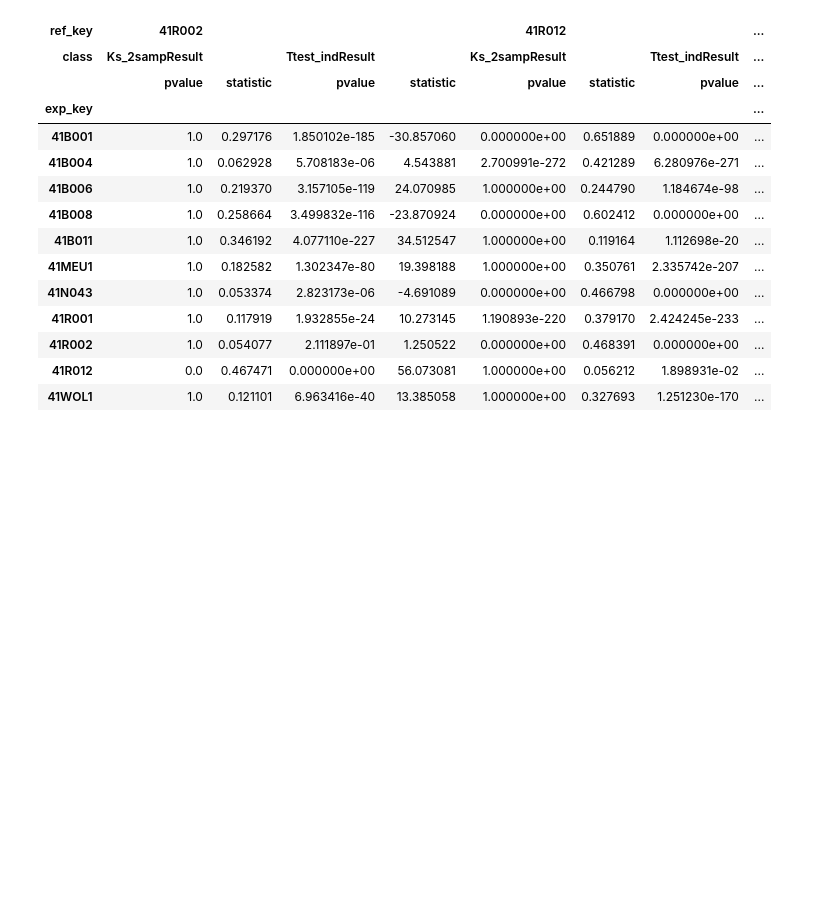
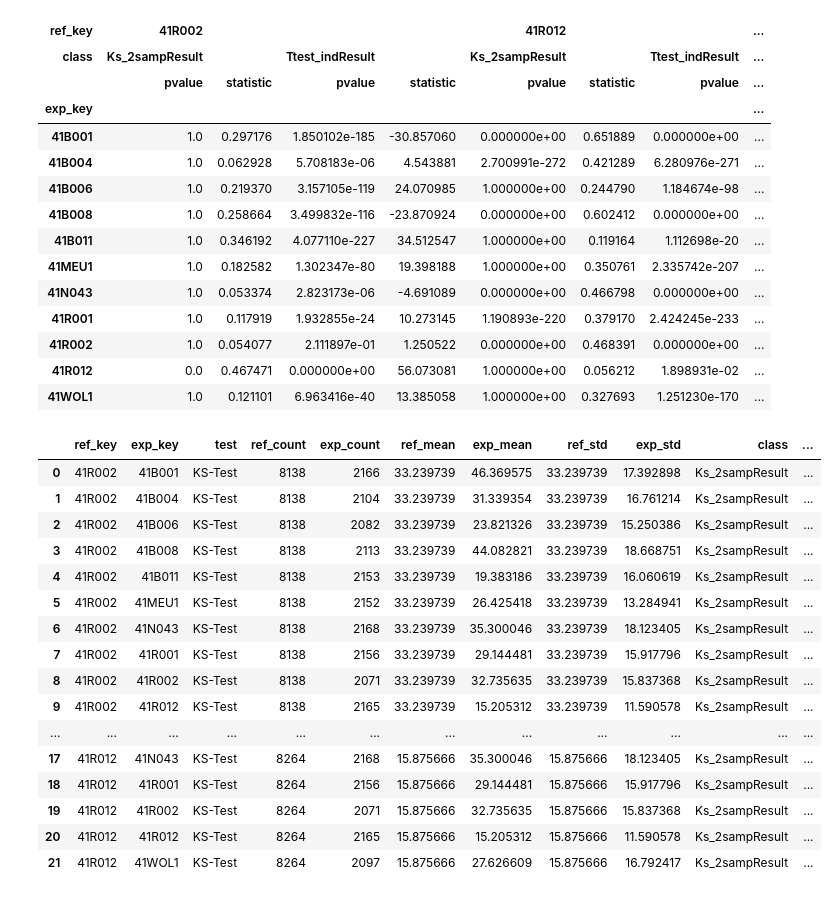
Before and after one commit to jlandercy/cookbook, a Jupyter notebook: python/training/cganty_20200820.ipynb, the cells around one changed output. Drawn from its saved outputs; the diff is of its cells as text; code cells hidden in the pictures; blank space fills up the shorter version.

Commit message:
Added Statistical Test to odapi

```diff
--- a/python/training/cganty_20200820.ipynb
+++ b/python/training/cganty_20200820.ipynb
@@ -128,3 +129,23 @@ s
 | 41R002 | 1.0 | 0.054077 | 2.111897e-01 | 1.250522 | 0.000000e+00 | 0.468391 | 0.000000e+00 | ... |
 | 41R012 | 0.0 | 0.467471 | 0.000000e+00 | 56.073081 | 1.000000e+00 | 0.056212 | 1.898931e-02 | ... |
 | 41WOL1 | 1.0 | 0.121101 | 6.963416e-40 | 13.385058 | 1.000000e+00 | 0.327693 | 1.251230e-170 | ... |
+# %%
+StatisticalTest.apply(ref, exp, mode='product', test='KS-Test')
+# %% [output]
+|  | ref_key | exp_key | test | ref_count | exp_count | ref_mean | exp_mean | ref_std | exp_std | class | ... |
+| 0 | 41R002 | 41B001 | KS-Test | 8138 | 2166 | 33.239739 | 46.369575 | 33.239739 | 17.392898 | Ks_2sampResult | ... |
+| 1 | 41R002 | 41B004 | KS-Test | 8138 | 2104 | 33.239739 | 31.339354 | 33.239739 | 16.761214 | Ks_2sampResult | ... |
+| 2 | 41R002 | 41B006 | KS-Test | 8138 | 2082 | 33.239739 | 23.821326 | 33.239739 | 15.250386 | Ks_2sampResult | ... |
+| 3 | 41R002 | 41B008 | KS-Test | 8138 | 2113 | 33.239739 | 44.082821 | 33.239739 | 18.668751 | Ks_2sampResult | ... |
+| 4 | 41R002 | 41B011 | KS-Test | 8138 | 2153 | 33.239739 | 19.383186 | 33.239739 | 16.060619 | Ks_2sampResult | ... |
+| 5 | 41R002 | 41MEU1 | KS-Test | 8138 | 2152 | 33.239739 | 26.425418 | 33.239739 | 13.284941 | Ks_2sampResult | ... |
+| 6 | 41R002 | 41N043 | KS-Test | 8138 | 2168 | 33.239739 | 35.300046 | 33.239739 | 18.123405 | Ks_2sampResult | ... |
+| 7 | 41R002 | 41R001 | KS-Test | 8138 | 2156 | 33.239739 | 29.144481 | 33.239739 | 15.917796 | Ks_2sampResult | ... |
+| 8 | 41R002 | 41R002 | KS-Test | 8138 | 2071 | 33.239739 | 32.735635 | 33.239739 | 15.837368 | Ks_2sampResult | ... |
+| 9 | 41R002 | 41R012 | KS-Test | 8138 | 2165 | 33.239739 | 15.205312 | 33.239739 | 11.590578 | Ks_2sampResult | ... |
+| ... | ... | ... | ... | ... | ... | ... | ... | ... | ... | ... | ... |
+| 17 | 41R012 | 41N043 | KS-Test | 8264 | 2168 | 15.875666 | 35.300046 | 15.875666 | 18.123405 | Ks_2sampResult | ... |
+| 18 | 41R012 | 41R001 | KS-Test | 8264 | 2156 | 15.875666 | 29.144481 | 15.875666 | 15.917796 | Ks_2sampResult | ... |
+| 19 | 41R012 | 41R002 | KS-Test | 8264 | 2071 | 15.875666 | 32.735635 | 15.875666 | 15.837368 | Ks_2sampResult | ... |
+| 20 | 41R012 | 41R012 | KS-Test | 8264 | 2165 | 15.875666 | 15.205312 | 15.875666 | 11.590578 | Ks_2sampResult | ... |
+| 21 | 41R012 | 41WOL1 | KS-Test | 8264 | 2097 | 15.875666 | 27.626609 | 15.875666 | 16.792417 | Ks_2sampResult | ... |
```
Also changed, not shown: parts of 4 cells of this notebook.
